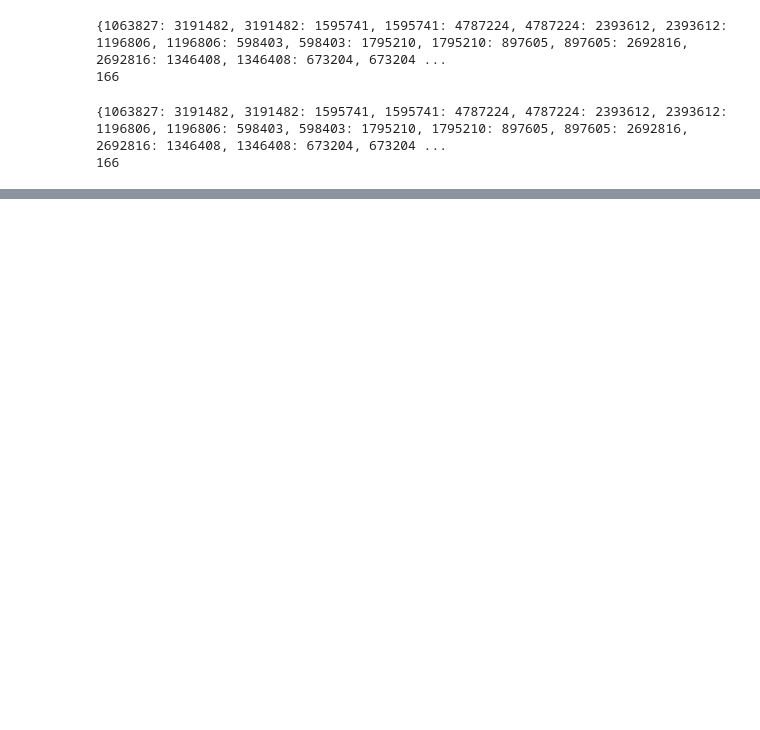
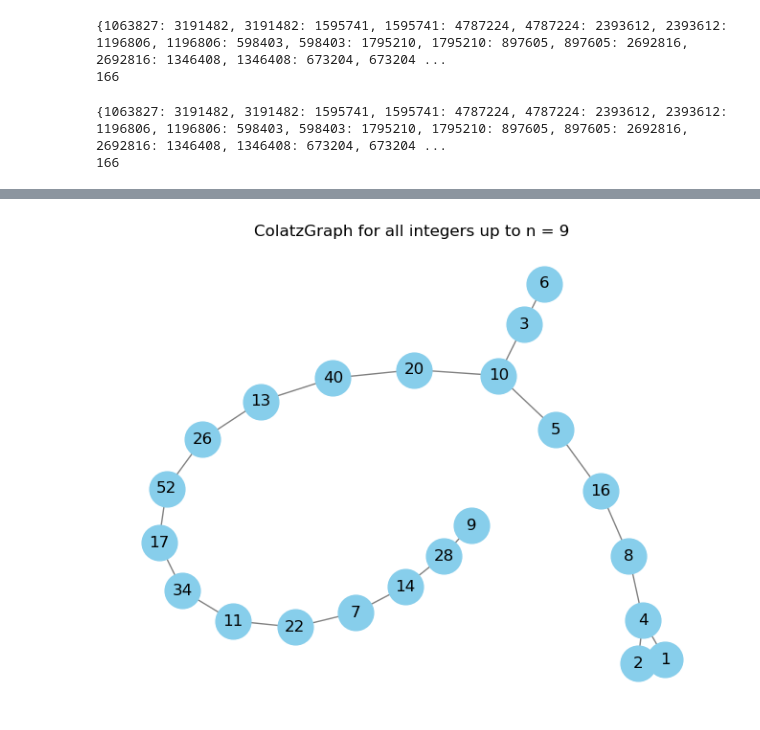
Before and after one commit to MarkZhit/GeneralizedColatz, a Jupyter notebook: main.ipynb, the cells around one changed output, grey strips where cells are left out. Drawn from its saved outputs; the diff is of its cells as text; code cells hidden in the pictures; blank space fills up the shorter version.

Commit message:
Found a library to graph

```diff
--- a/main.ipynb
+++ b/main.ipynb
@@ -56,0 +122,20 @@ print(len(memo))
+# %%
+N = 9
+colatzM = ColatzForEachN(N, 2, 2, 3, 1)
+# print(colatzM)
+# print(len(colatzM))
+for n in range (1, N+1):
+    print("Printing colatz for n =", n)
+    print(colatzM[n])
+    print("n: ", str(len(colatzM[n])))
+
+# for n in range (1, 2*N):
+#     if (not n in colatz):
+#         print("n not in colatz is: ", str(n),)
+
+# colatzN = memoizedColatz(N, 2, 2, 3, 1, colatz)
+# print(colatzN)
+# print(len(colatzN))
+# for n in range (1, 2*N):
+#     if (not n in colatzN):
+#         print("n not in colatz is: ", str(n),)
@@ -56,0 +180,20 @@ print(len(memo))
+# %%
+def createGraph(colatzMatrix):
+    G = nx.Graph()
+    maxN = 0
+    for n in colatzMatrix:
+        maxN = n
+        for i in colatzMatrix[n]:
+            # print("n:", n, ", i:", i, ", colatzMatrix[n][i]: ", colatzMatrix[n][i])
+            G.add_edges_from([(i, colatzMatrix[n][i])]) # Add edges
+
+    nx.draw(G, with_labels=True, node_color='skyblue', node_size=700, edge_color='gray')
+    plt.title("ColatzGraph for all integers up to n = " + str(maxN))
+    plt.savefig("basicColatzGraph.png") # Saves the image
+    plt.show() # Displays the plot
+# %%
+N = 9
+colatzM = ColatzForEachN(N, 2, 2, 3, 1)
+createGraph(colatzM)
+# %% [output]
+[figure, added]
```
Also changed, not shown: parts of 6 cells of this notebook, 1 other file.
